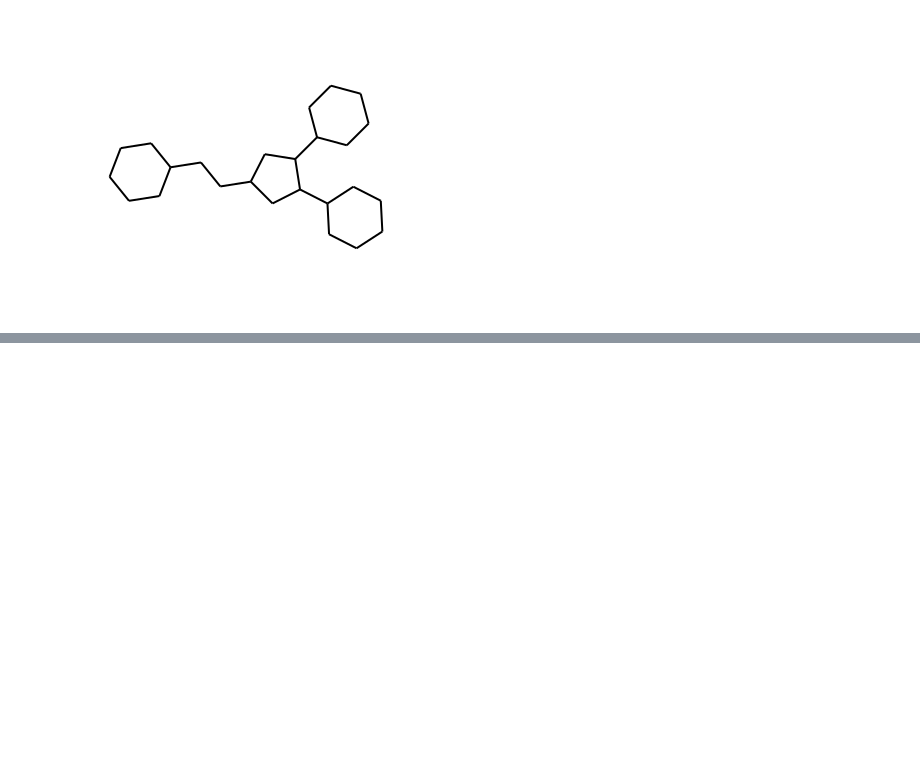
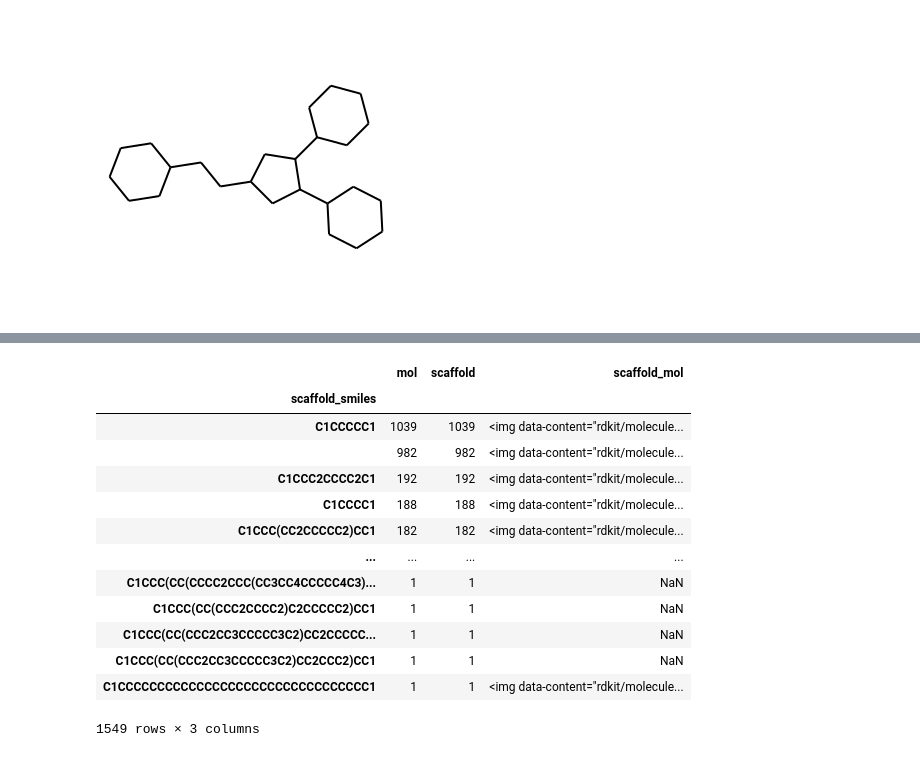
Before and after one commit to lich-uct/cdd2022, a Jupyter notebook: zoubkovm/cviko9.ipynb, the cells around one changed output, grey strips where cells are left out. Cells and saved outputs as stored; diff of their text form; code cells hidden in the pictures; blank space fills up the shorter version.

```diff
--- a/zoubkovm/cviko9.ipynb
+++ b/zoubkovm/cviko9.ipynb
@@ -324,0 +384,2 @@ Draw.MolToImage(m)
+# %%
+druggies = pd.DataFrame(drugs, columns=['mol'])
@@ -324,0 +426,5 @@ Draw.MolToImage(m)
+# %%
+druggies['scaffold'] = druggies['mol'].apply(mol2scaffold)
+druggies['scaffold_smiles'] = druggies['scaffold'].apply(lambda x: Chem.MolToSmiles(x))
+HTML(druggies.head(20).to_html(formatters={'mol': mol2display_png, 'scaffold': mol2display_png}, escape=False))
+#vykreslovat pres head, aby se to nekouslo
@@ -324,0 +449,20 @@ Draw.MolToImage(m)
+# %%
+druggies_scaffolds = druggies.groupby('scaffold_smiles').count()
+druggies_scaffolds.sort_values('scaffold', inplace=True, ascending=False)
+druggies_scaffolds['scaffold_mol'] = ligands_scaffolds.index.to_series().apply(lambda x: Chem.MolFromSmiles(x))
+druggies_scaffolds
+# %% [output]
+|  | mol | scaffold | scaffold_mol |
+| scaffold_smiles |  |  |  |
+| C1CCCCC1 | 1039 | 1039 | <img data-content="rdkit/molecule... |
+|  | 982 | 982 | <img data-content="rdkit/molecule... |
+| C1CCC2CCCC2C1 | 192 | 192 | <img data-content="rdkit/molecule... |
+| C1CCCC1 | 188 | 188 | <img data-content="rdkit/molecule... |
+| C1CCC(CC2CCCCC2)CC1 | 182 | 182 | <img data-content="rdkit/molecule... |
+| ... | ... | ... | ... |
+| C1CCC(CC(CCCC2CCC(CC3CC4CCCCC4C3)... | 1 | 1 | NaN |
+| C1CCC(CC(CCC2CCCC2)C2CCCCC2)CC1 | 1 | 1 | NaN |
+| C1CCC(CC(CCC2CC3CCCCC3C2)CC2CCCCC... | 1 | 1 | NaN |
+| C1CCC(CC(CCC2CC3CCCCC3C2)CC2CCC2)CC1 | 1 | 1 | NaN |
+| C1CCCCCCCCCCCCCCCCCCCCCCCCCCCCCCCC1 | 1 | 1 | <img data-content="rdkit/molecule... |
+1549 rows × 3 columns
```
Also changed, not shown: parts of 23 cells of this notebook.
